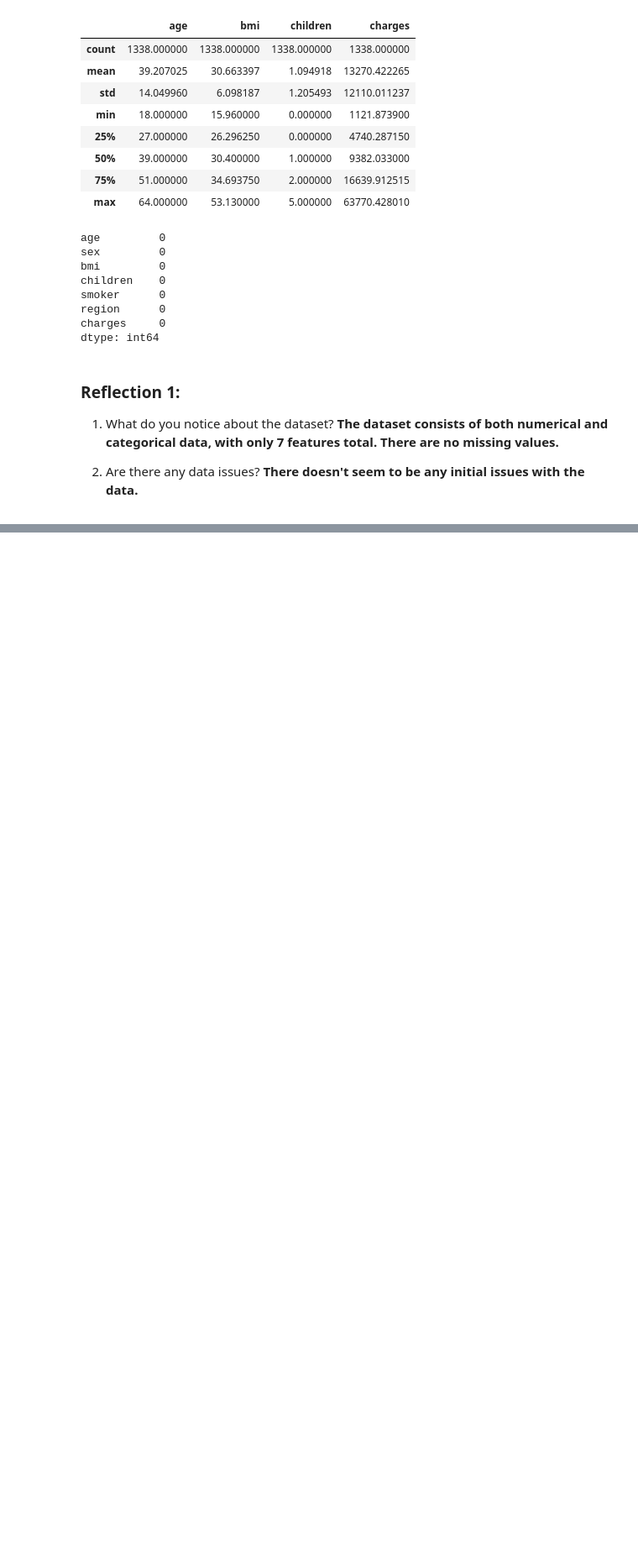
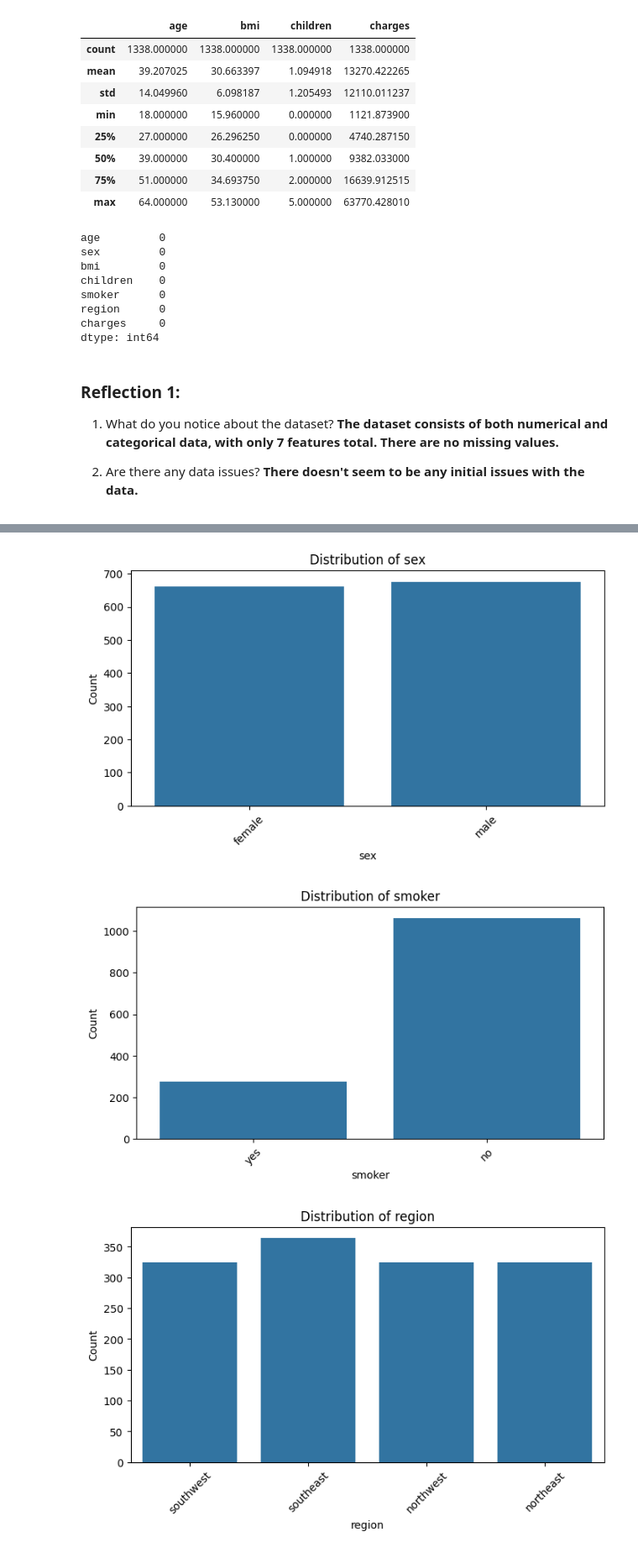
Before and after one commit to DMill31/ml_regression_miller, a Jupyter notebook: regression_miller.ipynb, the cells around one changed output, grey strips where cells are left out. Shown at 84% size. Cells and saved outputs as stored; diff of their text form; code cells hidden in the pictures; blank space fills up the shorter version.

```diff
--- a/regression_miller.ipynb
+++ b/regression_miller.ipynb
@@ -102,0 +107,15 @@ dtype: int64
+# %%
+# Create histograms for categorical features
+categorical_features = ["sex", "smoker", "region"]
+for feature in categorical_features:
+    plt.figure(figsize=(8, 4))
+    sns.countplot(data=insurance, x=feature)
+    plt.title(f"Distribution of {feature}")
+    plt.xlabel(feature)
+    plt.ylabel("Count")
+    plt.xticks(rotation=45)
+    plt.show()
+# %% [output]
+[figure, added]
+[figure, added]
+[figure, added]
```
Also changed, not shown: parts of 9 cells of this notebook.
